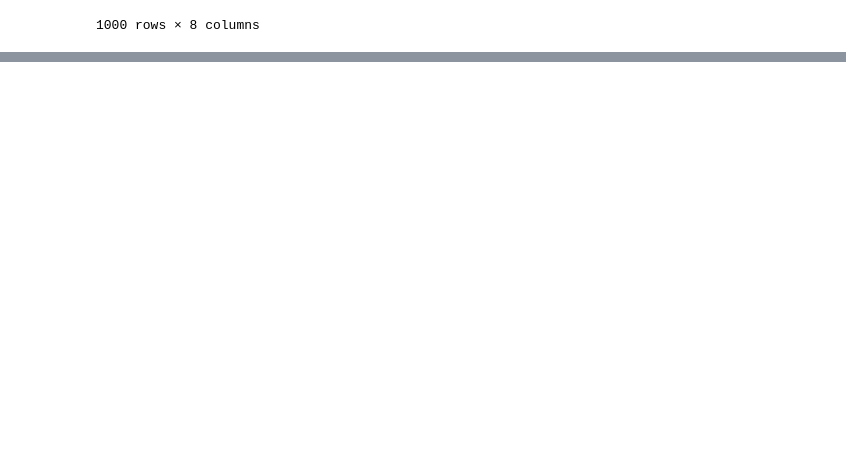
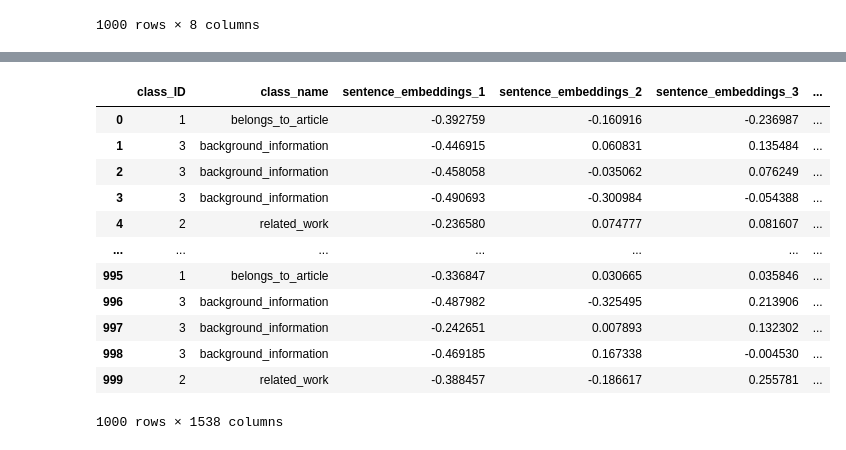
Before and after one commit to Chenjinlin28/Analytics-Project, a Jupyter notebook: Dataset part/Preprocessing.ipynb, the cells around one changed output, grey strips where cells are left out. Saved outputs shown, nothing was run; the diff lists cells and outputs as text; code cells hidden in the pictures; blank space fills up the shorter version.

```diff
--- a/Dataset part/Preprocessing.ipynb
+++ b/Dataset part/Preprocessing.ipynb
@@ -136,0 +164,23 @@ data_df['sentence_lemmas'] = data_df['sentence_preprocessed'].apply(extract_lemm
+# %%
+# Loading embeddings
+sentence_embeddings_df = pd.read_csv('sentence_embeddings.csv')
+entity_embeddings_df = pd.read_csv('entity_embeddings.csv')
+# %%
+filtered_data_df = data_df[['class_ID', 'class_name']]
+for_model_training_df = pd.concat([ filtered_data_df, sentence_embeddings_df, entity_embeddings_df], axis=1)
+# %%
+for_model_training_df
+# %% [output]
+|  | class_ID | class_name | sentence_embeddings_1 | sentence_embeddings_2 | sentence_embeddings_3 | ... |
+| 0 | 1 | belongs_to_article | -0.392759 | -0.160916 | -0.236987 | ... |
+| 1 | 3 | background_information | -0.446915 | 0.060831 | 0.135484 | ... |
+| 2 | 3 | background_information | -0.458058 | -0.035062 | 0.076249 | ... |
+| 3 | 3 | background_information | -0.490693 | -0.300984 | -0.054388 | ... |
+| 4 | 2 | related_work | -0.236580 | 0.074777 | 0.081607 | ... |
+| ... | ... | ... | ... | ... | ... | ... |
+| 995 | 1 | belongs_to_article | -0.336847 | 0.030665 | 0.035846 | ... |
+| 996 | 3 | background_information | -0.487982 | -0.325495 | 0.213906 | ... |
+| 997 | 3 | background_information | -0.242651 | 0.007893 | 0.132302 | ... |
+| 998 | 3 | background_information | -0.469185 | 0.167338 | -0.004530 | ... |
+| 999 | 2 | related_work | -0.388457 | -0.186617 | 0.255781 | ... |
+1000 rows × 1538 columns
```
Also changed, not shown: parts of 8 cells of this notebook, 6 other files.
